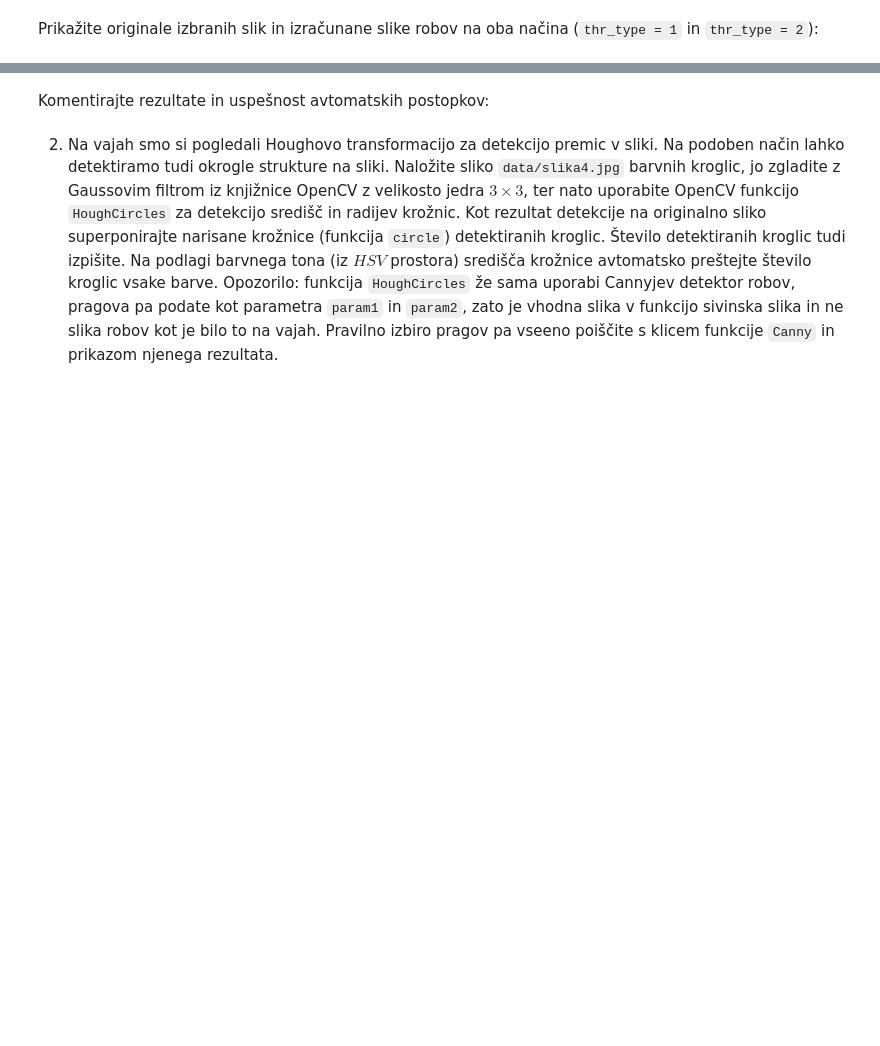
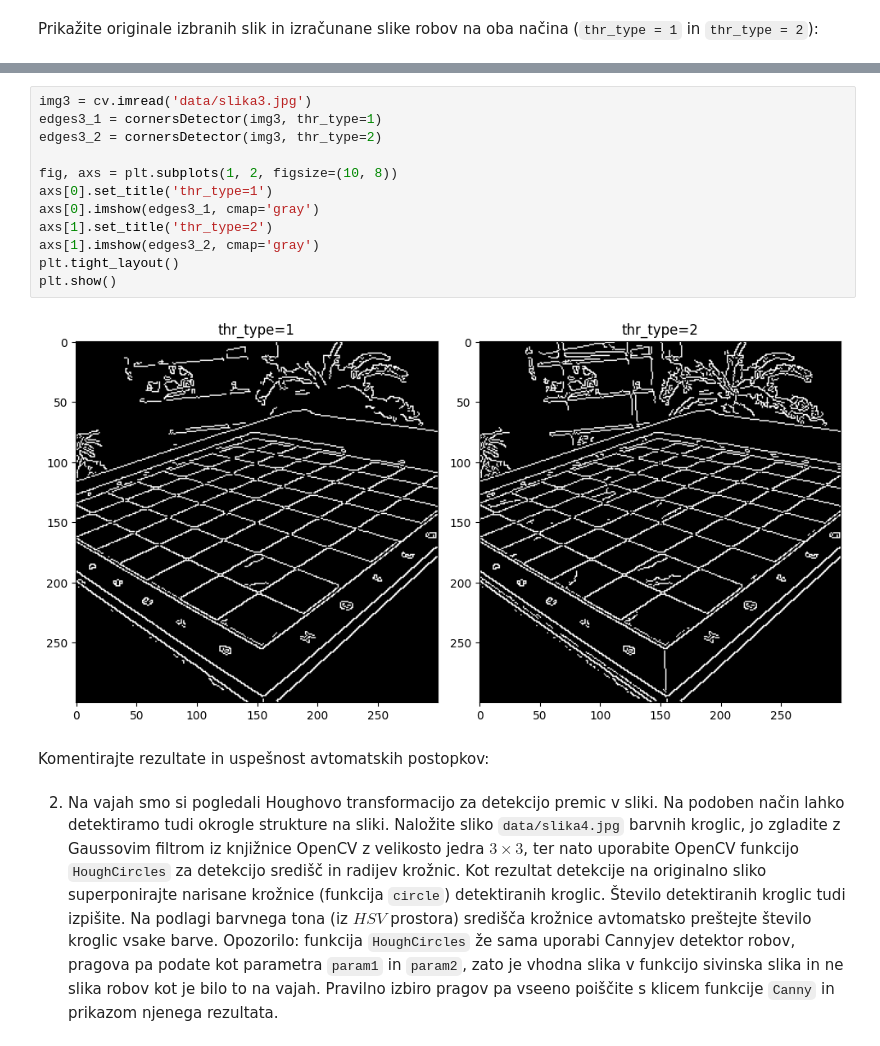
Before and after one commit to anamahau/Vaje_robotski_vid, a Jupyter notebook: 04_robustno_iskanje_2D_objektov/Vaja04_Robustno_iskanje_2D_objektov/Vaja04-domaca_naloga.ipynb, the cells around one changed output, grey strips where cells are left out. Cells and saved outputs as stored; diff of their text form; blank space fills up the shorter version.

```diff
--- a/04_robustno_iskanje_2D_objektov/Vaja04_Robustno_iskanje_2D_objektov/Vaja04-domaca_naloga.ipynb
+++ b/04_robustno_iskanje_2D_objektov/Vaja04_Robustno_iskanje_2D_objektov/Vaja04-domaca_naloga.ipynb
@@ -59,3 +81,17 @@ uint8
+# %%
+img3 = cv.imread('data/slika3.jpg')
+edges3_1 = cornersDetector(img3, thr_type=1)
+edges3_2 = cornersDetector(img3, thr_type=2)
+
+fig, axs = plt.subplots(1, 2, figsize=(10, 8))
+axs[0].set_title('thr_type=1')
+axs[0].imshow(edges3_1, cmap='gray')
+axs[1].set_title('thr_type=2')
+axs[1].imshow(edges3_2, cmap='gray')
+plt.tight_layout()
+plt.show()
+# %% [output]
+[figure, added]
 # %% [markdown]
 Komentirajte rezultate in uspešnost avtomatskih postopkov:
 # %% [markdown]
```
Also changed, not shown: parts of 8 cells of this notebook.
